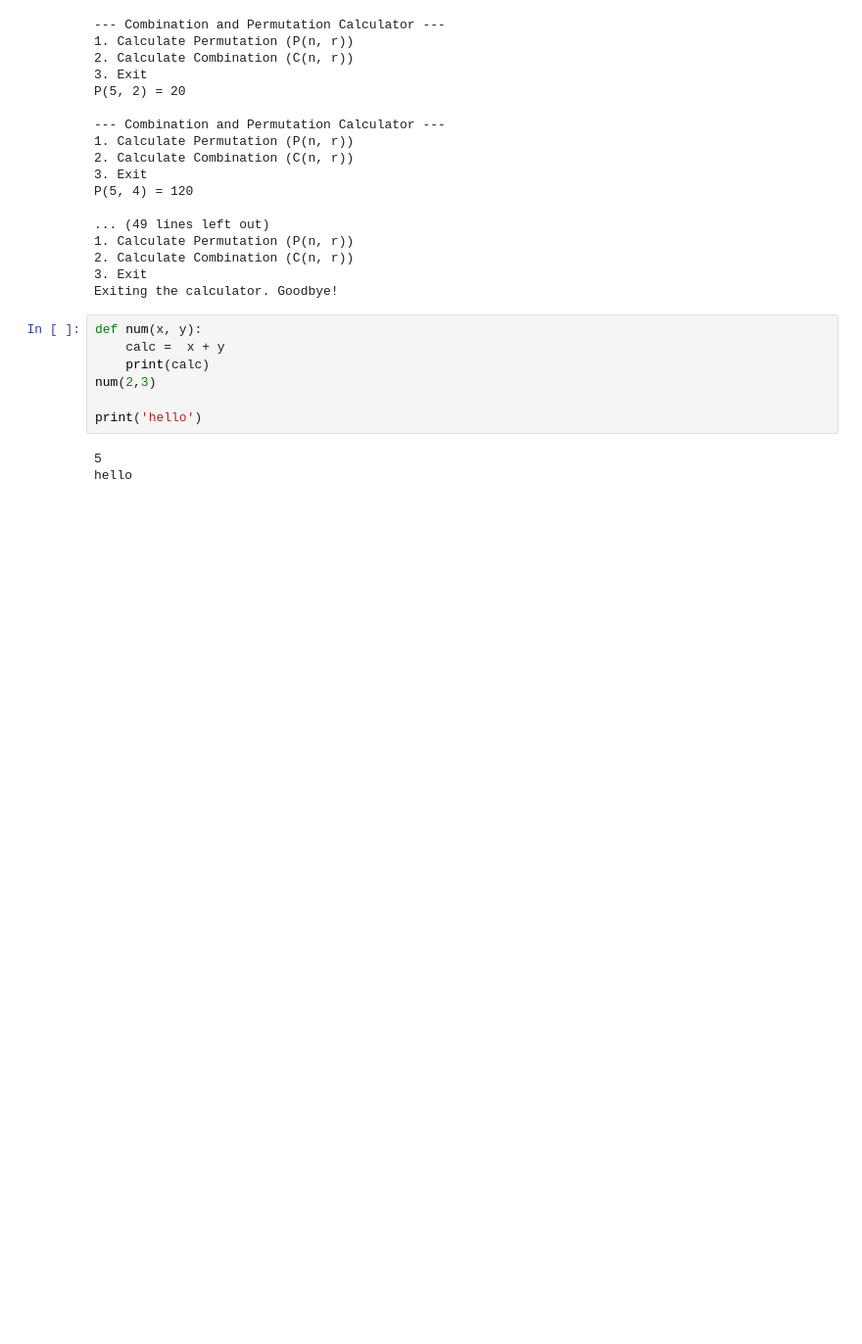
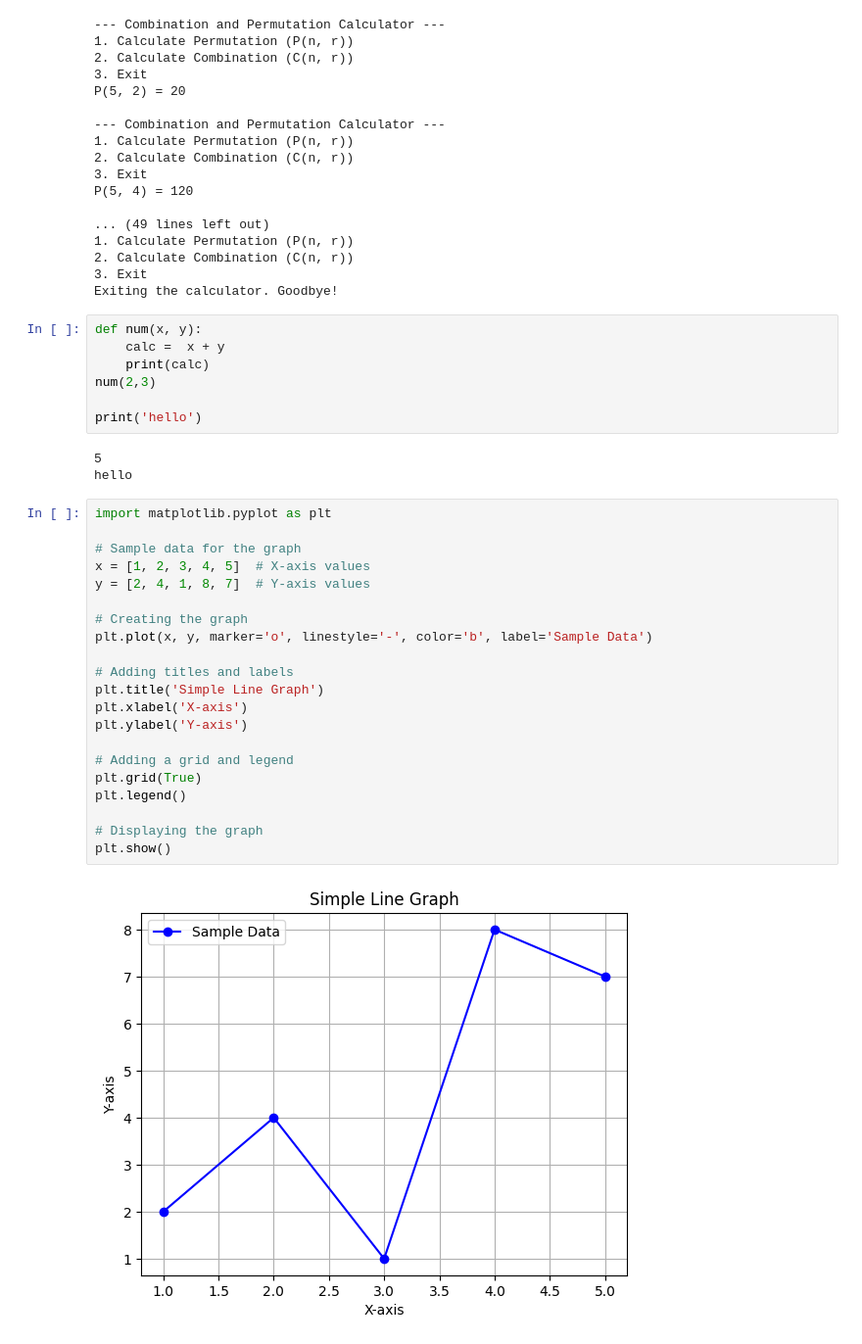
Before and after one commit to nelsonudochukwu/Python-Visualisation, a Jupyter notebook: code.ipynb, the cells around one changed output. Shown at 98% size. Saved outputs shown, nothing was run; the diff lists cells and outputs as text; blank space fills up the shorter version.

```diff
--- a/code.ipynb
+++ b/code.ipynb
@@ -591,3 +591,26 @@ print('hello')
 # %% [output]
 5
 hello
+# %%
+import matplotlib.pyplot as plt
+
+# Sample data for the graph
+x = [1, 2, 3, 4, 5]  # X-axis values
+y = [2, 4, 1, 8, 7]  # Y-axis values
+
+# Creating the graph
+plt.plot(x, y, marker='o', linestyle='-', color='b', label='Sample Data')
+
+# Adding titles and labels
+plt.title('Simple Line Graph')
+plt.xlabel('X-axis')
+plt.ylabel('Y-axis')
+
+# Adding a grid and legend
+plt.grid(True)
+plt.legend()
+
+# Displaying the graph
+plt.show()
+# %% [output]
+[figure, added]
```
